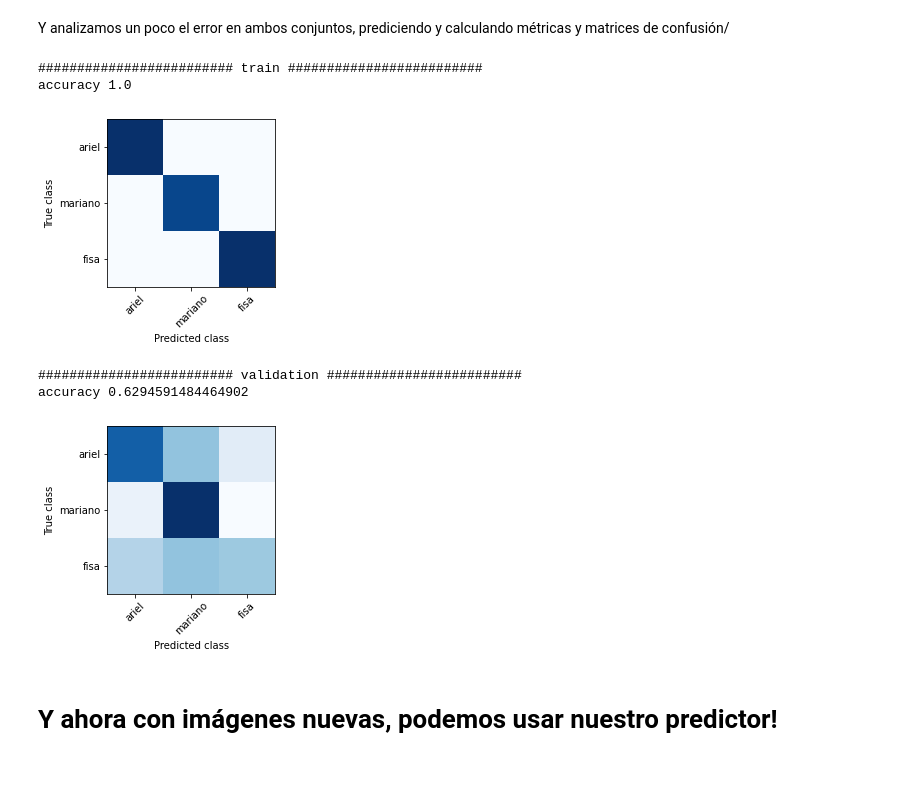
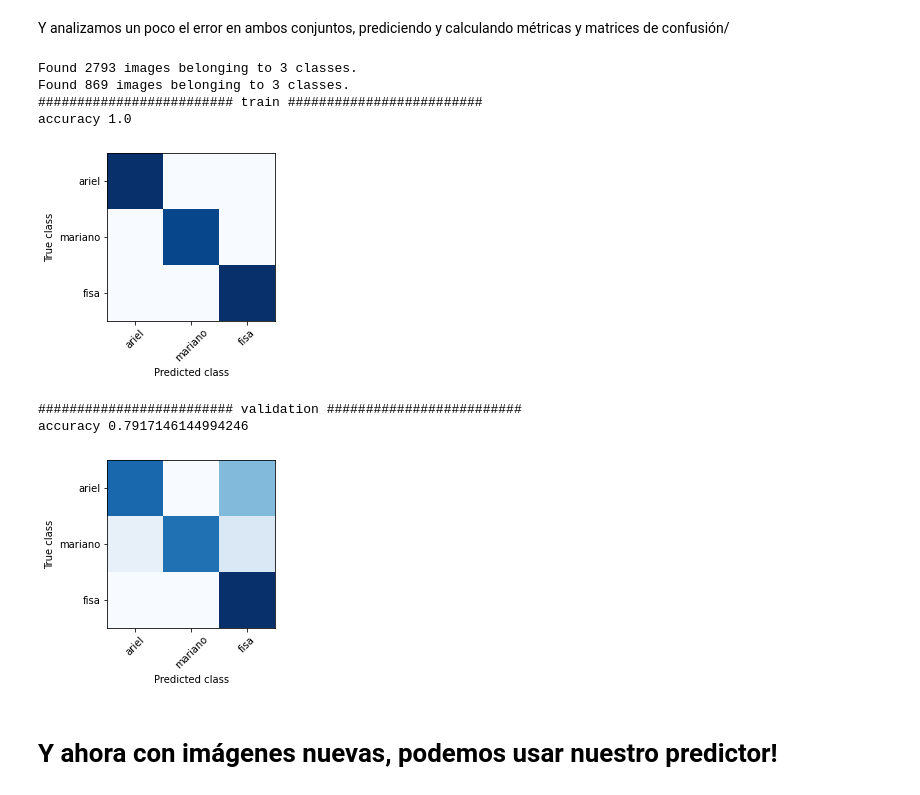
Before and after one commit to ucseml-team/machine-learning-course, a Jupyter notebook: profes_classifier/profes_classifier.ipynb, the cells around one changed output. Saved outputs shown, nothing was run; the diff lists cells and outputs as text; code cells hidden in the pictures.

Commit message:
Use image data generators instead, and example of transformations

```diff
--- a/profes_classifier/profes_classifier.ipynb
+++ b/profes_classifier/profes_classifier.ipynb
@@ -115,0 +93,7 @@ Found 869 files belonging to 3 classes.
+# %%
+train_generator = ImageDataGenerator(rescale=1/255)
+train = train_generator.flow_from_directory(
+    TRAIN_DIR,
+    shuffle=True,
+    **PARAMETROS_COMUNES_DATASET,
+)
@@ -115,0 +119,7 @@ Found 869 files belonging to 3 classes.
+# %%
+validation_generator = ImageDataGenerator(rescale=1./255)
+validation = validation_generator.flow_from_directory(
+    VALIDATION_DIR,
+    shuffle=True,
+    **PARAMETROS_COMUNES_DATASET,
+)
@@ -140,10 +156,8 @@ Y aquí es donde creamos y entrenamos el modelo. Vamos a usar redes convoluciona
 # %%
 model = Sequential([
     # el shape de los inputs es alto_imagen * ancho_imagen * cantidad_colores
-    # usamos una capa de Rescaling para normalizar las entradas de los datasets
-    Rescaling(1/255, input_shape=(64, 64, 3)),
 
-    Convolution2D(filters=8, kernel_size=(4, 4), strides=1, activation='relu'),
+    Convolution2D(input_shape=(64, 64, 3), filters=8, kernel_size=(4, 4), strides=1, activation='relu'),
     # kernels de 4x4x3, y salida de 61x61x8
     Dropout(0.2),
 
@@ -228,53 +248,63 @@ plt.show()
 Y analizamos un poco el error en ambos conjuntos, prediciendo y calculando métricas y matrices de confusión/
 # %%
 datasets = (
-    ("train", train),
-    ("validation", validation),
+    (
+        "train",
+        train_generator.flow_from_directory(
+            TRAIN_DIR,
+            batch_size=train.samples,  # leer todas las imagenes
+            shuffle=False,  # sin mezclarlas
+            **PARAMETROS_COMUNES_DATASET,
+        ),
+    ),
+    (
+        "validation",
+        validation_generator.flow_from_directory(
+            VALIDATION_DIR,
+            batch_size=validation.samples,  # leer todas las imagenes
+            shuffle=False,  # sin mezclarlas
+            **PARAMETROS_COMUNES_DATASET,
+        ),
+    )
 )
 
 for dataset_name, dataset in datasets:
     print('#' * 25, dataset_name, '#' * 25)
 
-    # el dataset se itera en batches, así que calculams predicciones y labels por cada batch, y luego
-    # concatenamos todo
-    batches_predictions = []
-    batches_labels =  []
-
-    for batch_images, batch_labels in dataset:
-        # super importante: usamos argmax para convertir cosas de este formato:
-        # [(0, 1, 0), (1, 0, 0), (1, 0, 0), (0, 0, 1)]
-        # a este formato (donde tenemos el índice de la clase que tiene número más alto):
-        # [1, 0, 0, 2]
-        batches_predictions.append(np.argmax(model.predict(batch_images), axis=-1))
-        batches_labels.append(np.argmax(batch_labels, axis=-1))
-
-    predictions = np.concatenate(batches_predictions)
-    labels = np.concatenate(batches_labels)
+    batch_images, batch_labels = dataset.next()
+    # super importante: usamos argmax para convertir cosas de este formato:
+    # [(0, 1, 0), (1, 0, 0), (1, 0, 0), (0, 0, 1)]
+    # a este formato (donde tenemos el índice de la clase que tiene número más alto):
+    # [1, 0, 0, 2]
+    predictions = np.argmax(model.predict(batch_images), axis=-1)
+    labels = np.argmax(batch_labels, axis=-1)
 
     print('accuracy', accuracy_score(labels, predictions))
 
     # graficamos la confussion matrix
     plt.figure(figsize=(3, 4))
 
     plt.xticks([0, 1, 2], PROFES, rotation=45)
     plt.yticks([0, 1, 2], PROFES)
     plt.xlabel('Predicted class')
     plt.ylabel('True class')
 
     plt.imshow(
         confusion_matrix(labels, predictions),
         cmap=plt.cm.Blues,
         interpolation='nearest',
     )
 
     plt.show()
 # %% [output]
+Found 2793 images belonging to 3 classes.
+Found 869 images belonging to 3 classes.
 ######################### train #########################
 accuracy 1.0
 [figure]
 ######################### validation #########################
-accuracy 0.6294591484464902
+accuracy 0.7917146144994246
-[figure, old version]
+[figure, new version]
 # %% [markdown]
 # Y ahora con imágenes nuevas, podemos usar nuestro predictor!
 # %%
```
Also changed, not shown: parts of 17 cells of this notebook.
